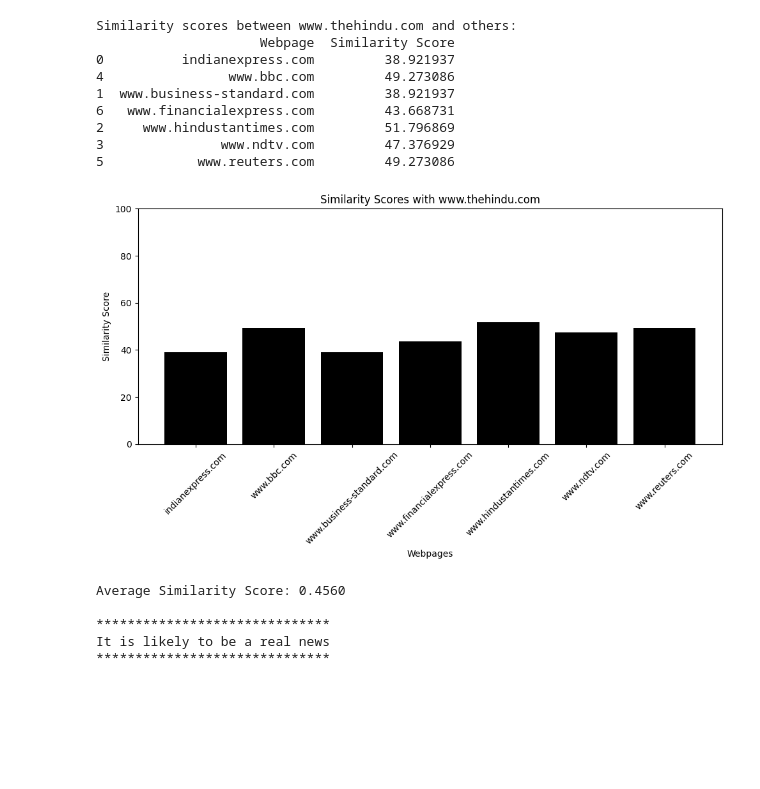
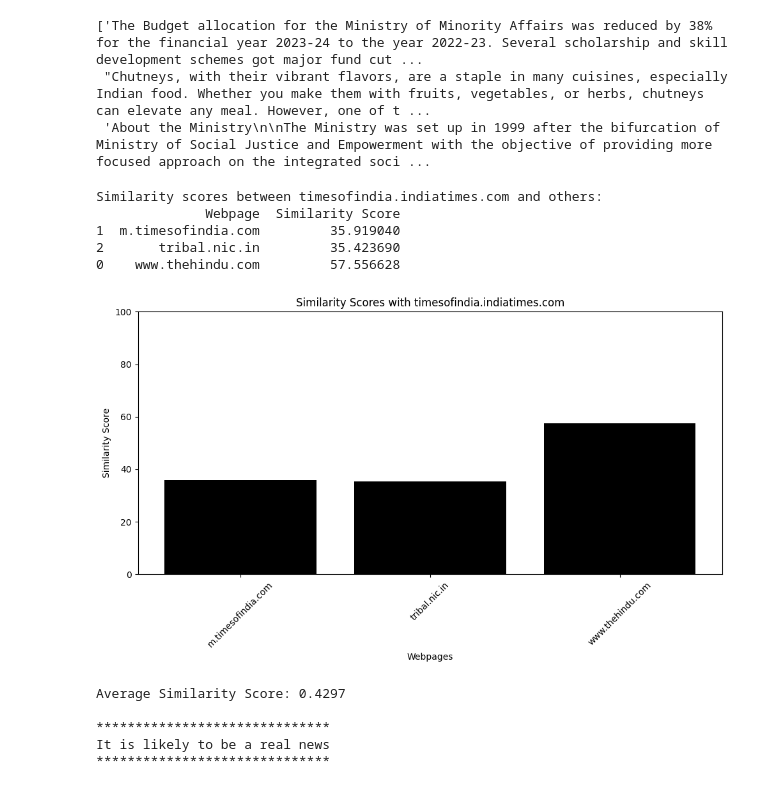
Before and after one commit to WhiteInfinite/Fake-News-Detection, a Jupyter notebook: Fake News Detection.ipynb, the cells around one changed output. Saved outputs shown, nothing was run; the diff lists cells and outputs as text; code cells hidden in the pictures; blank space fills up the shorter version.

```diff
--- a/Fake News Detection.ipynb
+++ b/Fake News Detection.ipynb
@@ -238,3 +208,31 @@ webpages
+# %%
+
+webpage_1 = content
+webpages = []
+webpages = cont[1:]
+i = len(webpages) - 1
+
+while i >= 0:
+    if len(webpages[i]) < 30:
+        webpages.pop(i)
+        homepages.pop(i)
+    i -= 1
+seen = {}
+result_strings = []
+result_related_values = []
+
+for i, s in enumerate(webpages):
+    if s not in seen:
+        result_strings.append(s)
+        result_related_values.append(homepages[i])
+        seen[s] = True
+webpages = result_strings
+homepages = result_related_values
+webpages
+# %% [output]
+['The Budget allocation for the Ministry of Minority Affairs was reduced by 38% for the financial year 2023-24 to the year 2022-23. Several scholarship and skill development schemes got major fund cut ...
+ "Chutneys, with their vibrant flavors, are a staple in many cuisines, especially Indian food. Whether you make them with fruits, vegetables, or herbs, chutneys can elevate any meal. However, one of t ...
+ 'About the Ministry\n\nThe Ministry was set up in 1999 after the bifurcation of Ministry of Social Justice and Empowerment with the objective of providing more focused approach on the integrated soci ...
 # %%
 import pandas as pd
 from sklearn.feature_extraction.text import TfidfVectorizer
@@ -261,45 +259,41 @@ results = pd.DataFrame({
 results = results.sort_values(by="Webpage", ascending=True)
 
 print("Similarity scores between "+f"{mainpage}"+" and others:")
 print(results)
 
 # Calculate average similarity score
 average_score = similarity_scores.mean()
 
 # Save results to a CSV file
 results.to_csv("similarity_scores.csv", index=False)
 
 # Example plot for visualization (optional)
 import matplotlib.pyplot as plt
 
 plt.figure(figsize=(10, 6))
 plt.bar(results["Webpage"], results["Similarity Score"], color="black")
 plt.title("Similarity Scores with "+f"{mainpage}")
 plt.xlabel("Webpages")
 plt.ylabel("Similarity Score")
 plt.ylim(0, 100)
 plt.xticks(rotation=45)
 plt.tight_layout()
 plt.show()
 print(f"Average Similarity Score: {average_score:.4f}\n")
 print("***"*10)
-if average_score<0.35:
+if average_score<0.40:
     print("It is likely to be a fake news")
 else:
     print("It is likely to be a real news")
 print("***"*10)
 # %% [output]
-Similarity scores between www.thehindu.com and others:
-                     Webpage  Similarity Score
-0          indianexpress.com         38.921937
-4                www.bbc.com         49.273086
-1  www.business-standard.com         38.921937
-6   www.financialexpress.com         43.668731
-2     www.hindustantimes.com         51.796869
-3               www.ndtv.com         47.376929
-5            www.reuters.com         49.273086
+Similarity scores between timesofindia.indiatimes.com and others:
+              Webpage  Similarity Score
+1  m.timesofindia.com         35.919040
+2       tribal.nic.in         35.423690
+0    www.thehindu.com         57.556628
-[figure, old version]
+[figure, new version]
-Average Similarity Score: 0.4560
+Average Similarity Score: 0.4297
 
 ******************************
 It is likely to be a real news
```
Also changed, not shown: parts of 8 cells of this notebook.
